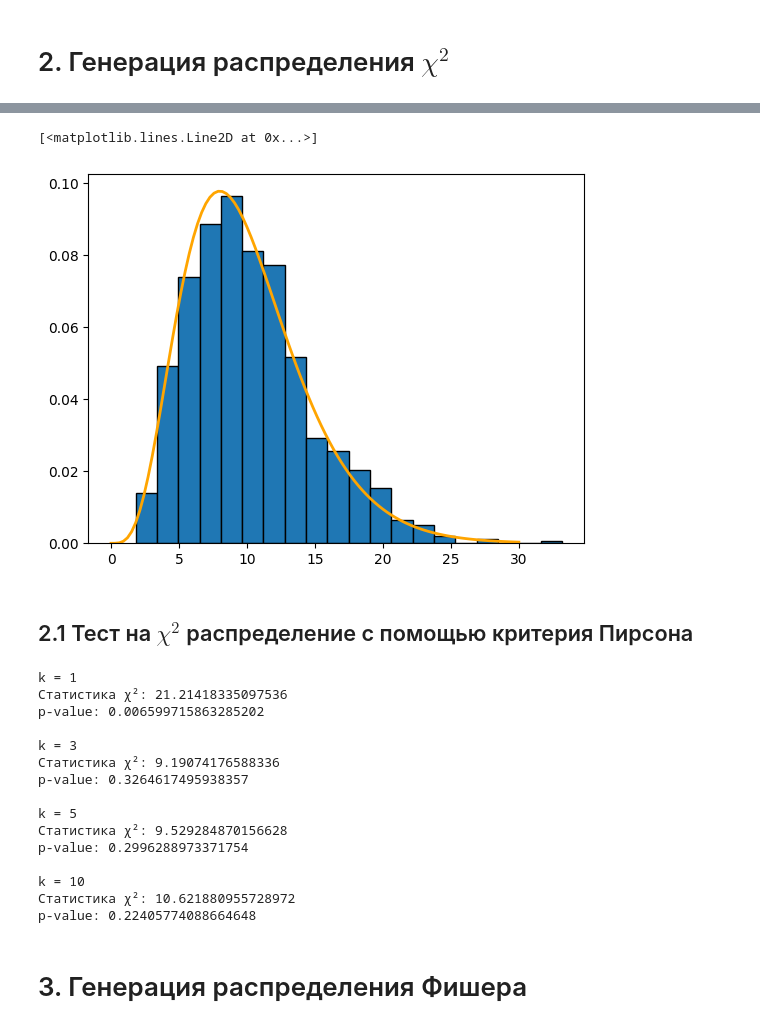
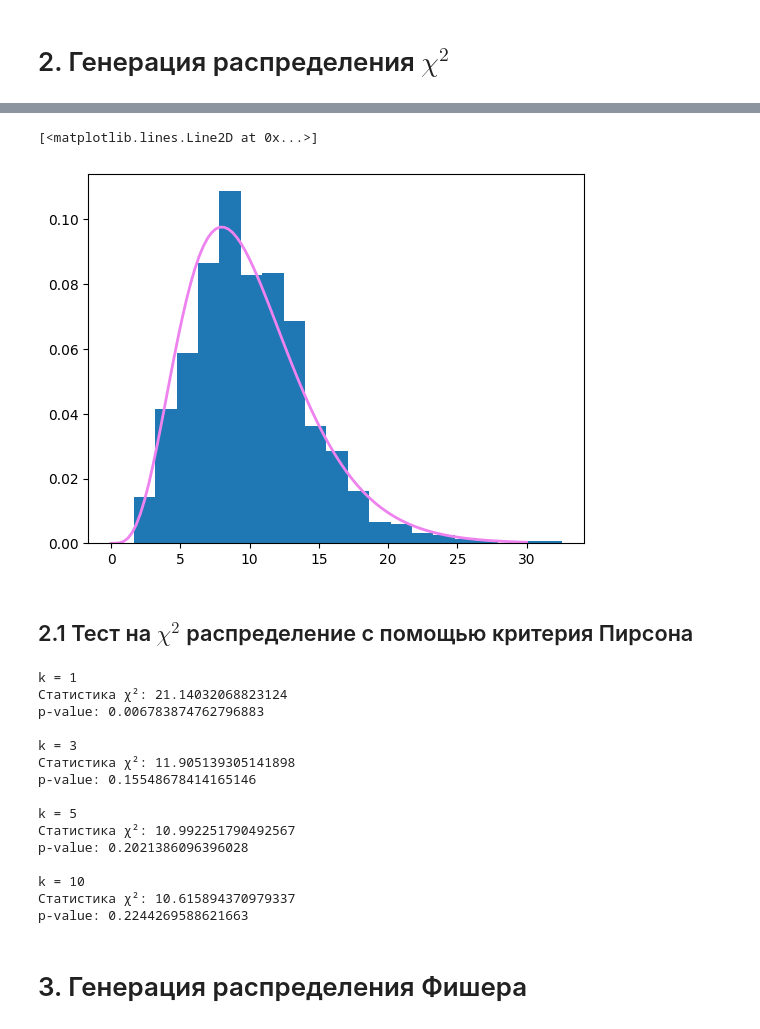
Before and after one commit to berberberk/apms-fs-2024, a Jupyter notebook: APMS4.ipynb, the cells around one changed output, grey strips where cells are left out. Saved outputs shown, nothing was run; the diff lists cells and outputs as text; code cells hidden in the pictures.

```diff
--- a/APMS4.ipynb
+++ b/APMS4.ipynb
@@ -86,7 +92,7 @@ for i, k in enumerate(ks):
     lin_reg = LinearRegression().fit(x_transformed, y_valid)
 
     axs[i].scatter(x_transformed, y_valid)
-    axs[i].plot(x_transformed, lin_reg.predict(x_transformed), color='orange')
+    axs[i].plot(x_transformed, lin_reg.predict(x_transformed), color='violet')
     axs[i].set_title(f"k = {k}, R^2 = {lin_reg.score(x_transformed, y_valid):.2f}")
     if i == 0:
         axs[i].set_xlabel("(x - mu)^2")
@@ -101,13 +109,13 @@ def sample_chi2(n=1, k=1):
 # %%
 data = sample_chi2(n=1000, k=10)
 
 x = np.linspace(0, 30, 100)
 p = stats.chi2.pdf(x, 10)
-plt.hist(data, edgecolor='black', density=True, bins=20)
-plt.plot(x, p, c='orange', lw=2)
+plt.hist(data, density=True, bins=20)
+plt.plot(x, p, c='violet', lw=2)
 # %% [output]
 [<matplotlib.lines.Line2D at 0x...>]
-[figure, old version]
+[figure, new version]
 # %% [markdown]
 ## 2.1 Тест на $\chi^2$ распределение с помощью критерия Пирсона
 # %%
@@ -131,19 +139,19 @@ for k in ks:
     print(f"p-value: {p_value}\n")
 # %% [output]
 k = 1
-Статистика χ²: 21.21418335097536
-p-value: 0.006599715863285202
+Статистика χ²: 21.14032068823124
+p-value: 0.006783874762796883
 
 k = 3
-Статистика χ²: 9.19074176588336
-p-value: 0.3264617495938357
+Статистика χ²: 11.905139305141898
+p-value: 0.15548678414165146
 
 k = 5
-Статистика χ²: 9.529284870156628
-p-value: 0.2996288973371754
+Статистика χ²: 10.992251790492567
+p-value: 0.2021386096396028
 
 k = 10
-Статистика χ²: 10.621880955728972
-p-value: 0.22405774088664648
+Статистика χ²: 10.615894370979337
+p-value: 0.2244269588621663
 # %% [markdown]
 # 3. Генерация распределения Фишера
```
Also changed, not shown: parts of 12 cells of this notebook.
